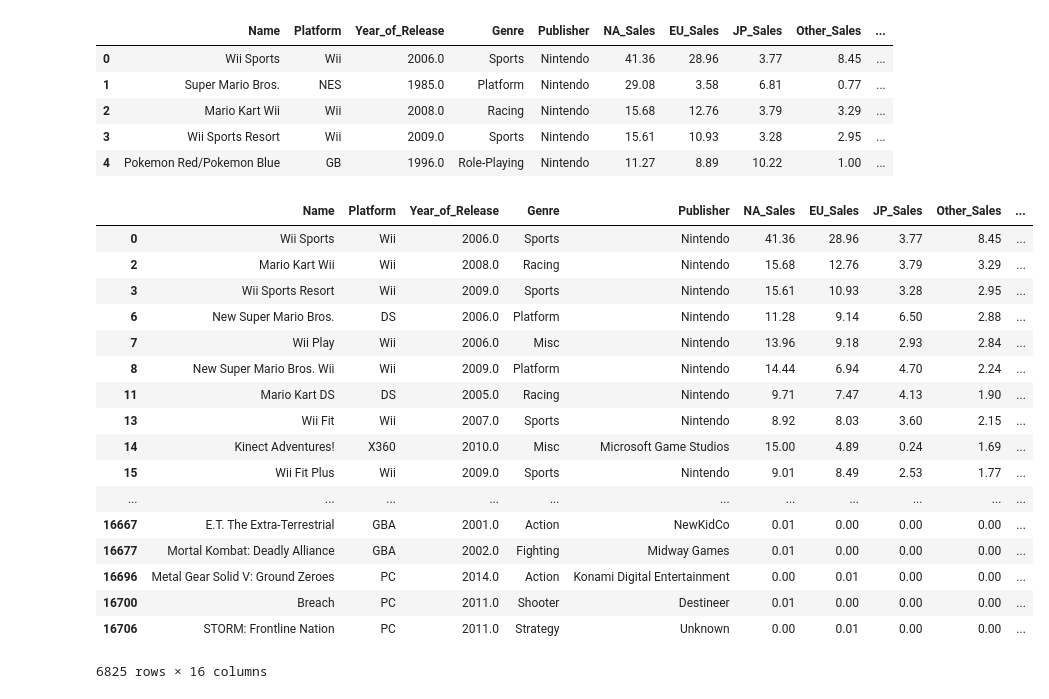
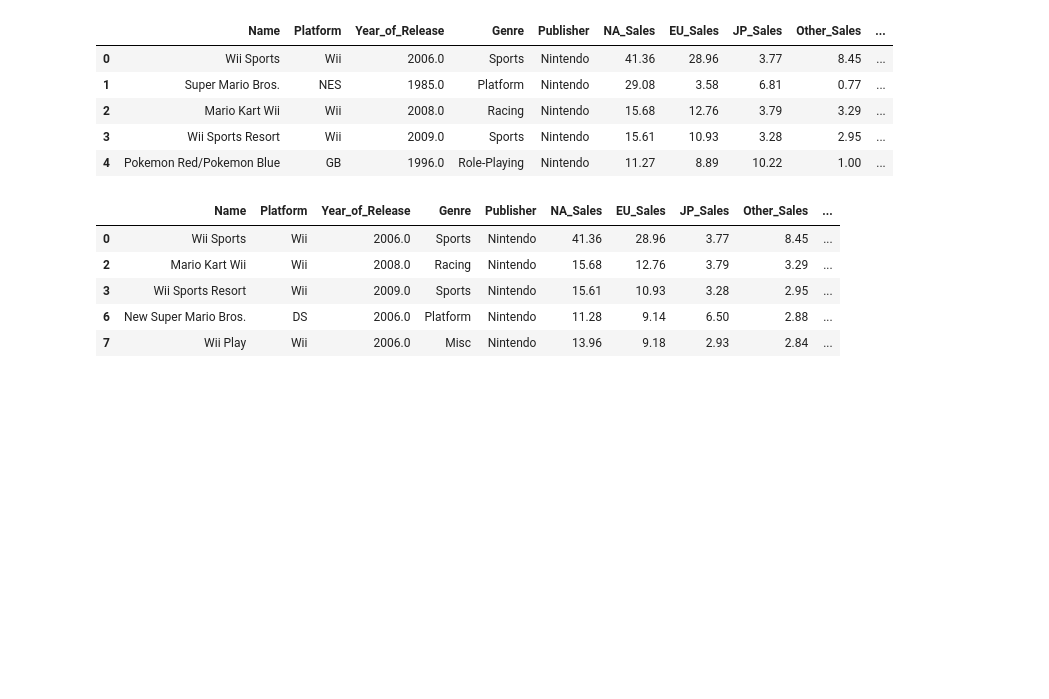
Before and after one commit to mcgvgc2514/Video-Game-Sale-Analysis, a Jupyter notebook: Data Cleaning/Final Analysis.ipynb, the cells around one changed output. Saved outputs shown, nothing was run; the diff lists cells and outputs as text; code cells hidden in the pictures; blank space fills up the shorter version.

```diff
--- a/Data Cleaning/Final Analysis.ipynb
+++ b/Data Cleaning/Final Analysis.ipynb
@@ -19,26 +19,14 @@ GamesDF.head()
 # %%
 # First, I create a variable which contains the data frame where all rows with ANY (even one) missing value is dropped
 GamesDF_Dropped_All = GamesDF.dropna()
-GamesDF_Dropped_All
+GamesDF_Dropped_All.head()
 # %% [output]
 |  | Name | Platform | Year_of_Release | Genre | Publisher | NA_Sales | EU_Sales | JP_Sales | Other_Sales | ... |
 | 0 | Wii Sports | Wii | 2006.0 | Sports | Nintendo | 41.36 | 28.96 | 3.77 | 8.45 | ... |
 | 2 | Mario Kart Wii | Wii | 2008.0 | Racing | Nintendo | 15.68 | 12.76 | 3.79 | 3.29 | ... |
 | 3 | Wii Sports Resort | Wii | 2009.0 | Sports | Nintendo | 15.61 | 10.93 | 3.28 | 2.95 | ... |
 | 6 | New Super Mario Bros. | DS | 2006.0 | Platform | Nintendo | 11.28 | 9.14 | 6.50 | 2.88 | ... |
 | 7 | Wii Play | Wii | 2006.0 | Misc | Nintendo | 13.96 | 9.18 | 2.93 | 2.84 | ... |
-| 8 | New Super Mario Bros. Wii | Wii | 2009.0 | Platform | Nintendo | 14.44 | 6.94 | 4.70 | 2.24 | ... |
-| 11 | Mario Kart DS | DS | 2005.0 | Racing | Nintendo | 9.71 | 7.47 | 4.13 | 1.90 | ... |
-| 13 | Wii Fit | Wii | 2007.0 | Sports | Nintendo | 8.92 | 8.03 | 3.60 | 2.15 | ... |
-| 14 | Kinect Adventures! | X360 | 2010.0 | Misc | Microsoft Game Studios | 15.00 | 4.89 | 0.24 | 1.69 | ... |
-| 15 | Wii Fit Plus | Wii | 2009.0 | Sports | Nintendo | 9.01 | 8.49 | 2.53 | 1.77 | ... |
-| ... | ... | ... | ... | ... | ... | ... | ... | ... | ... | ... |
-| 16667 | E.T. The Extra-Terrestrial | GBA | 2001.0 | Action | NewKidCo | 0.01 | 0.00 | 0.00 | 0.00 | ... |
-| 16677 | Mortal Kombat: Deadly Alliance | GBA | 2002.0 | Fighting | Midway Games | 0.01 | 0.00 | 0.00 | 0.00 | ... |
-| 16696 | Metal Gear Solid V: Ground Zeroes | PC | 2014.0 | Action | Konami Digital Entertainment | 0.00 | 0.01 | 0.00 | 0.00 | ... |
-| 16700 | Breach | PC | 2011.0 | Shooter | Destineer | 0.01 | 0.00 | 0.00 | 0.00 | ... |
-| 16706 | STORM: Frontline Nation | PC | 2011.0 | Strategy | Unknown | 0.00 | 0.01 | 0.00 | 0.00 | ... |
-6825 rows × 16 columns
 # %%
 # Next, I will create a scatterplot to get a feel for how the data looks
 plt.scatter(GamesDF_Dropped_All.Critic_Score, GamesDF_Dropped_All.Global_Sales)
```
Also changed, not shown: parts of 13 cells of this notebook.
